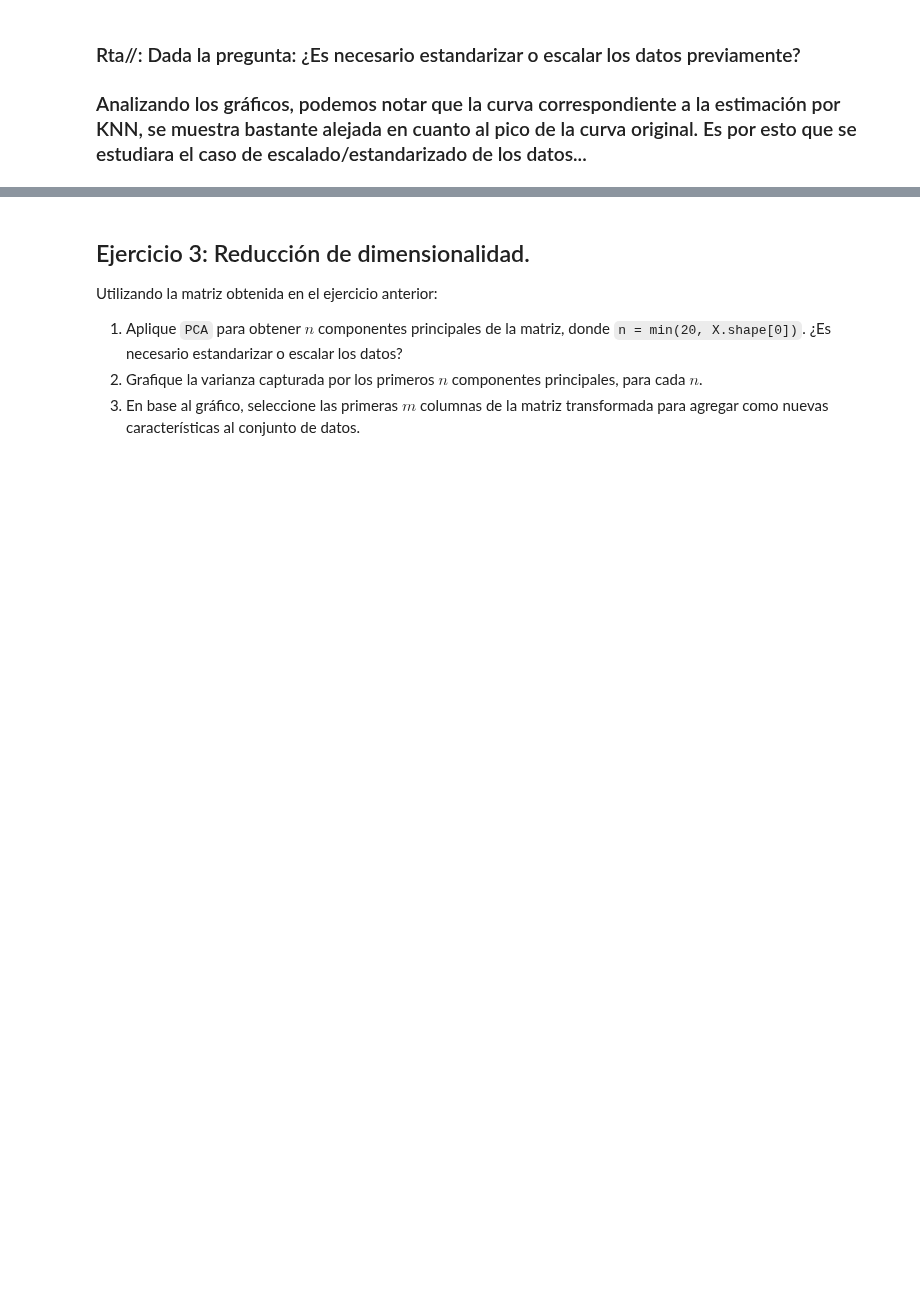
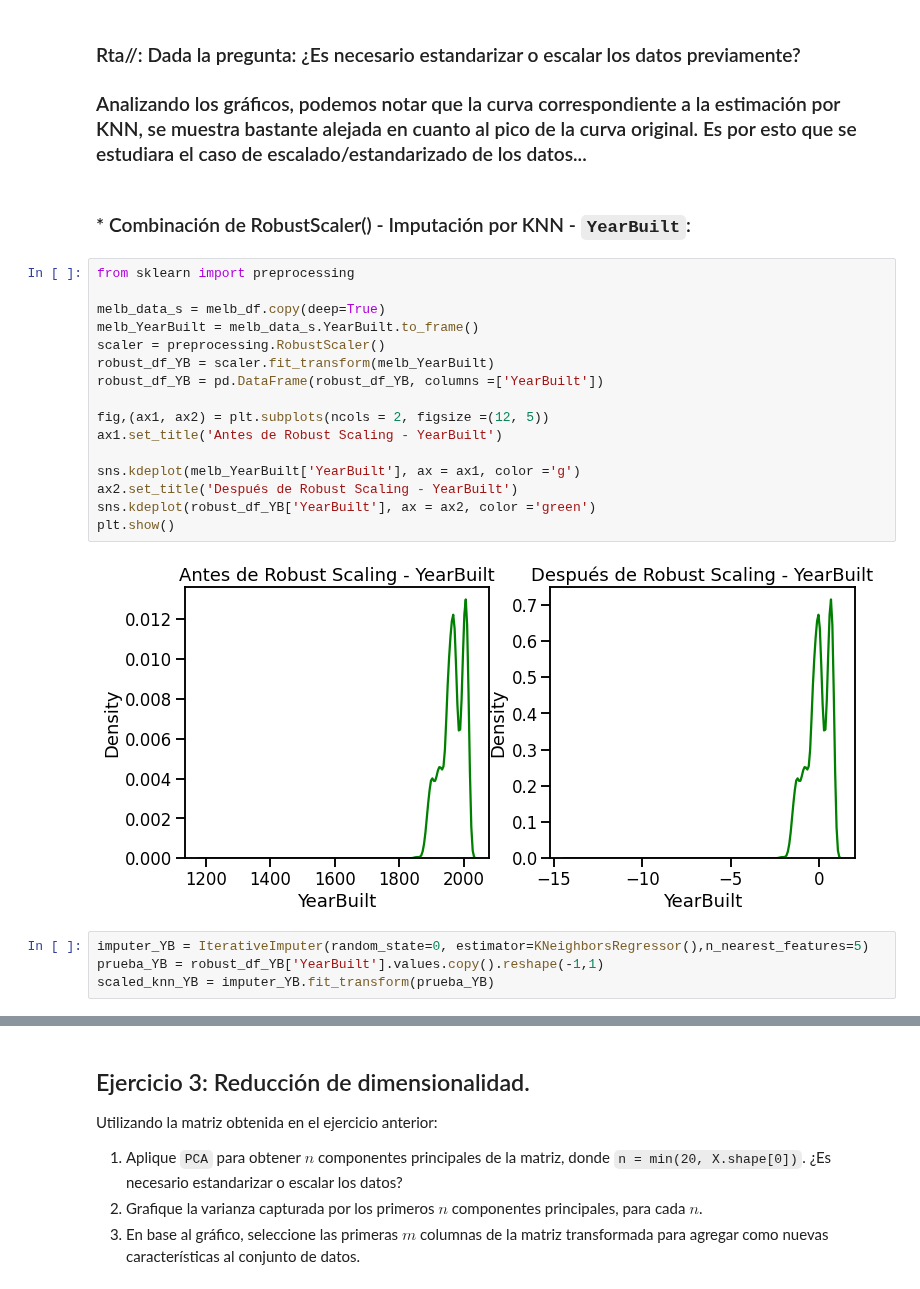
Before and after one commit to Grupo242022/EyCD, a Jupyter notebook: Entregable_Parte_2_2022_v1.ipynb, the cells around one changed output, grey strips where cells are left out. Saved outputs shown, nothing was run; the diff lists cells and outputs as text; blank space fills up the shorter version.

```diff
--- a/Entregable_Parte_2_2022_v1.ipynb
+++ b/Entregable_Parte_2_2022_v1.ipynb
@@ -213,3 +220,27 @@ g = sns.kdeplot(data=df_build, x='BuildingArea', hue='Imputation')
  ### Rta//: Dada la pregunta: ¿Es necesario estandarizar o escalar los datos previamente?
 
  ### Analizando los gráficos, podemos notar que la curva correspondiente a la estimación por KNN, se muestra bastante alejada en cuanto al pico de la curva original. Es por esto que se estudiara el caso de escalado/estandarizado de los datos...
+# %% [markdown]
+### * Combinación de RobustScaler() - Imputación por KNN - `YearBuilt`:
+# %%
+from sklearn import preprocessing
+
+melb_data_s = melb_df.copy(deep=True)
+melb_YearBuilt = melb_data_s.YearBuilt.to_frame()
+scaler = preprocessing.RobustScaler()
+robust_df_YB = scaler.fit_transform(melb_YearBuilt)
+robust_df_YB = pd.DataFrame(robust_df_YB, columns =['YearBuilt'])
+
+fig,(ax1, ax2) = plt.subplots(ncols = 2, figsize =(12, 5))
+ax1.set_title('Antes de Robust Scaling - YearBuilt')
+
+sns.kdeplot(melb_YearBuilt['YearBuilt'], ax = ax1, color ='g')
+ax2.set_title('Después de Robust Scaling - YearBuilt')
+sns.kdeplot(robust_df_YB['YearBuilt'], ax = ax2, color ='green')
+plt.show()
+# %% [output]
+[figure, added]
+# %%
+imputer_YB = IterativeImputer(random_state=0, estimator=KNeighborsRegressor(),n_nearest_features=5)
+prueba_YB = robust_df_YB['YearBuilt'].values.copy().reshape(-1,1)
+scaled_knn_YB = imputer_YB.fit_transform(prueba_YB)
```
Also changed, not shown: parts of 18 cells of this notebook.
